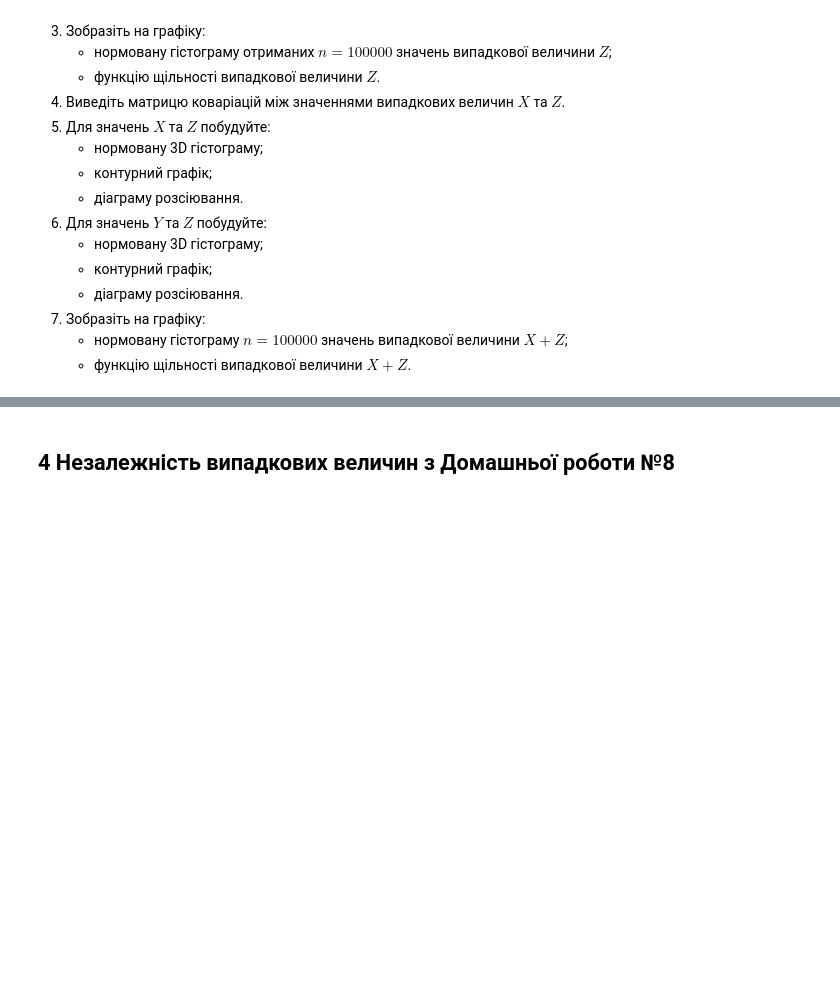
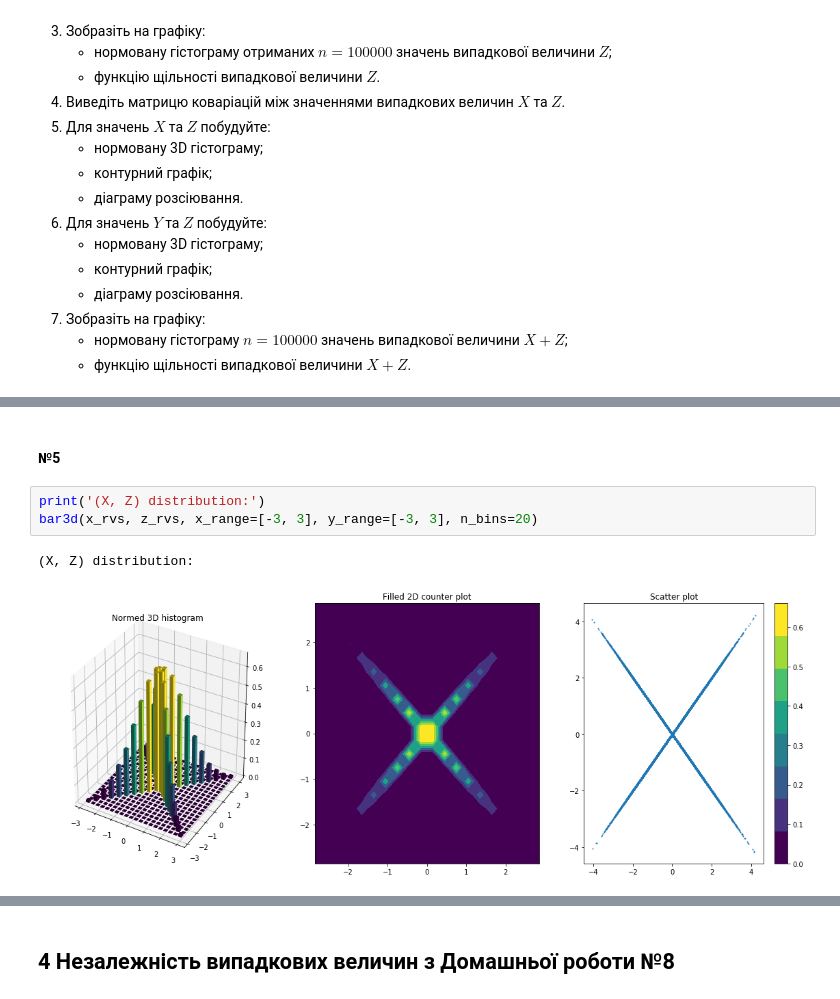
Before and after one commit to roma-vinn/Probability-labs, a Jupyter notebook: Лабораторне заняття 9/Домашня робота 9.ipynb, the cells around one changed output, grey strips where cells are left out. Saved outputs shown, nothing was run; the diff lists cells and outputs as text; blank space fills up the shorter version.

```diff
--- a/Лабораторне заняття 9/Домашня робота 9.ipynb
+++ b/Лабораторне заняття 9/Домашня робота 9.ipynb
@@ -79,0 +213,8 @@ $$\mu = \begin{bmatrix} 1 \\ -1\end{bmatrix}, \qquad
+# %% [markdown]
+#### №5
+# %%
+print('(X, Z) distribution:')
+bar3d(x_rvs, z_rvs, x_range=[-3, 3], y_range=[-3, 3], n_bins=20)
+# %% [output]
+(X, Z) distribution:
+[figure, added]
```
Also changed, not shown: parts of 16 cells of this notebook, 3 other files.
